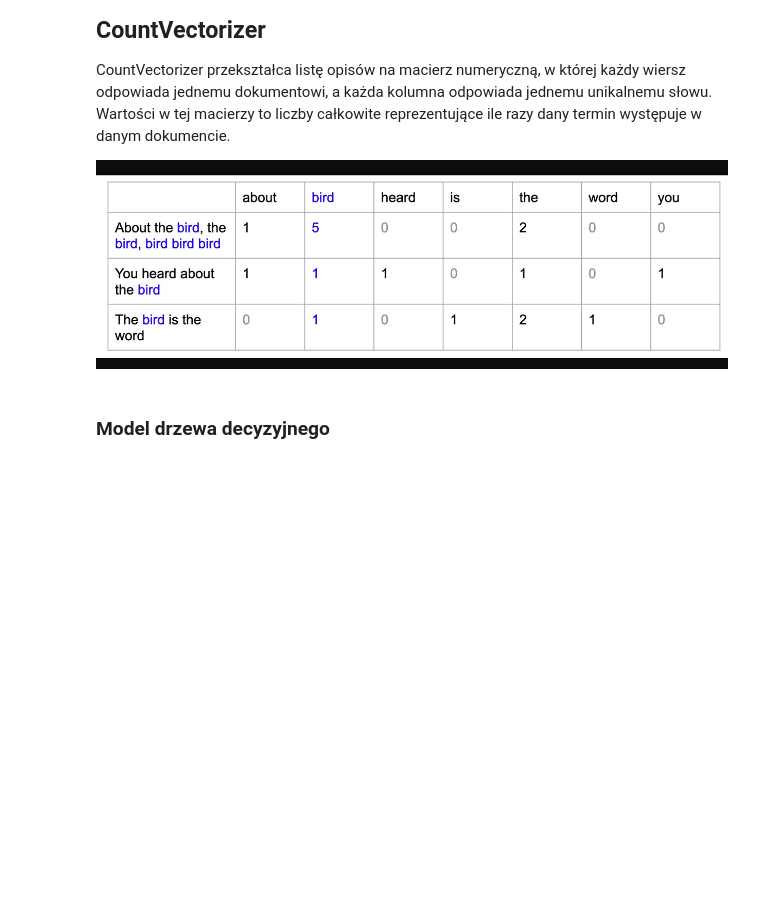
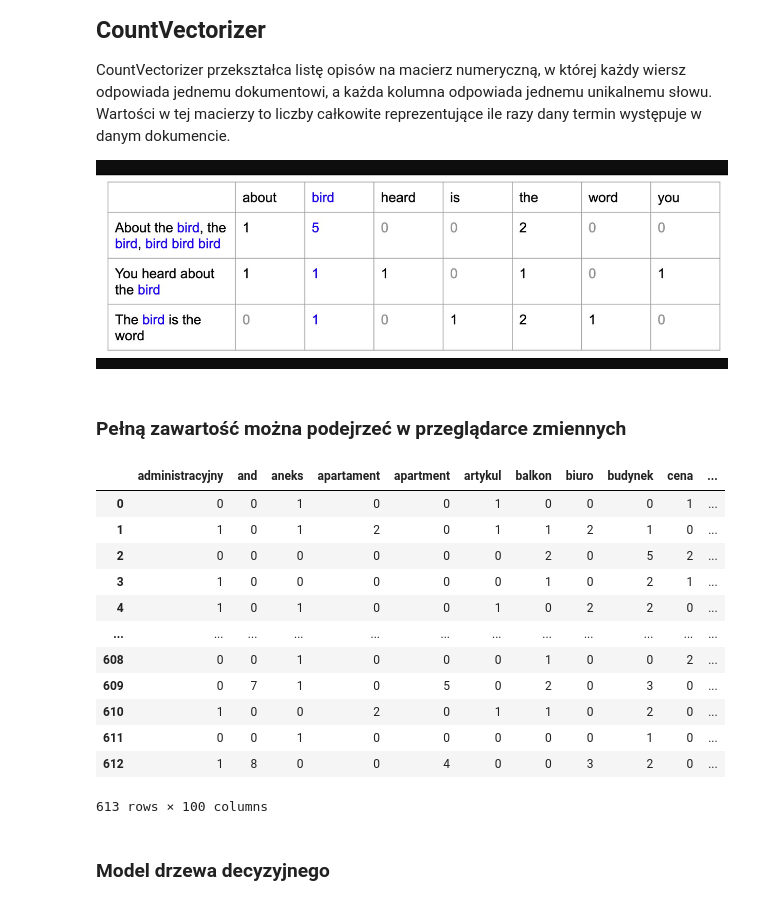
Before and after one commit to PeWeX47/NLP-Klasyfikator-Umeblowania, a Jupyter notebook: model_training.ipynb, the cells around one changed output. Cells and saved outputs as stored; diff of their text form; code cells hidden in the pictures; blank space fills up the shorter version.

```diff
--- a/model_training.ipynb
+++ b/model_training.ipynb
@@ -312,9 +331,30 @@ X_train, X_test, y_train, y_test = train_test_split(
     df["Opis"], df["Label"], random_state=42, test_size=0.2, shuffle=True
 )
 
-count_vec = CountVectorizer()
+count_vec = CountVectorizer(max_features=100)
 X_train = count_vec.fit_transform(X_train)
 X_test = count_vec.transform(X_test)
+# %% [markdown]
+### Pełną zawartość można podejrzeć w przeglądarce zmiennych
+# %%
+df_count_vec = pd.DataFrame(data=X_train.toarray(),
+                  columns=count_vec.get_feature_names_out())
+
+df_count_vec
+# %% [output]
+|  | administracyjny | and | aneks | apartament | apartment | artykul | balkon | biuro | budynek | cena | ... |
+| 0 | 0 | 0 | 1 | 0 | 0 | 1 | 0 | 0 | 0 | 1 | ... |
+| 1 | 1 | 0 | 1 | 2 | 0 | 1 | 1 | 2 | 1 | 0 | ... |
+| 2 | 0 | 0 | 0 | 0 | 0 | 0 | 2 | 0 | 5 | 2 | ... |
+| 3 | 1 | 0 | 0 | 0 | 0 | 0 | 1 | 0 | 2 | 1 | ... |
+| 4 | 1 | 0 | 1 | 0 | 0 | 1 | 0 | 2 | 2 | 0 | ... |
+| ... | ... | ... | ... | ... | ... | ... | ... | ... | ... | ... | ... |
+| 608 | 0 | 0 | 1 | 0 | 0 | 0 | 1 | 0 | 0 | 2 | ... |
+| 609 | 0 | 7 | 1 | 0 | 5 | 0 | 2 | 0 | 3 | 0 | ... |
+| 610 | 1 | 0 | 0 | 2 | 0 | 1 | 1 | 0 | 2 | 0 | ... |
+| 611 | 0 | 0 | 1 | 0 | 0 | 0 | 0 | 0 | 1 | 0 | ... |
+| 612 | 1 | 8 | 0 | 0 | 4 | 0 | 0 | 3 | 2 | 0 | ... |
+613 rows × 100 columns
 # %% [markdown]
 ### Model drzewa decyzyjnego
 # %%
```
Also changed, not shown: parts of 25 cells of this notebook, 6 other files.
